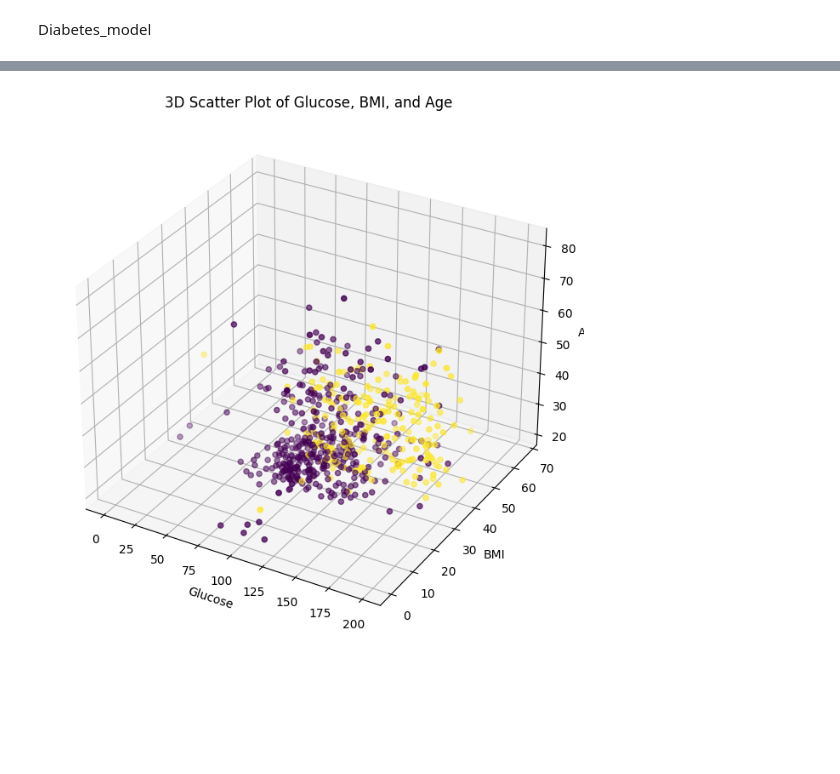
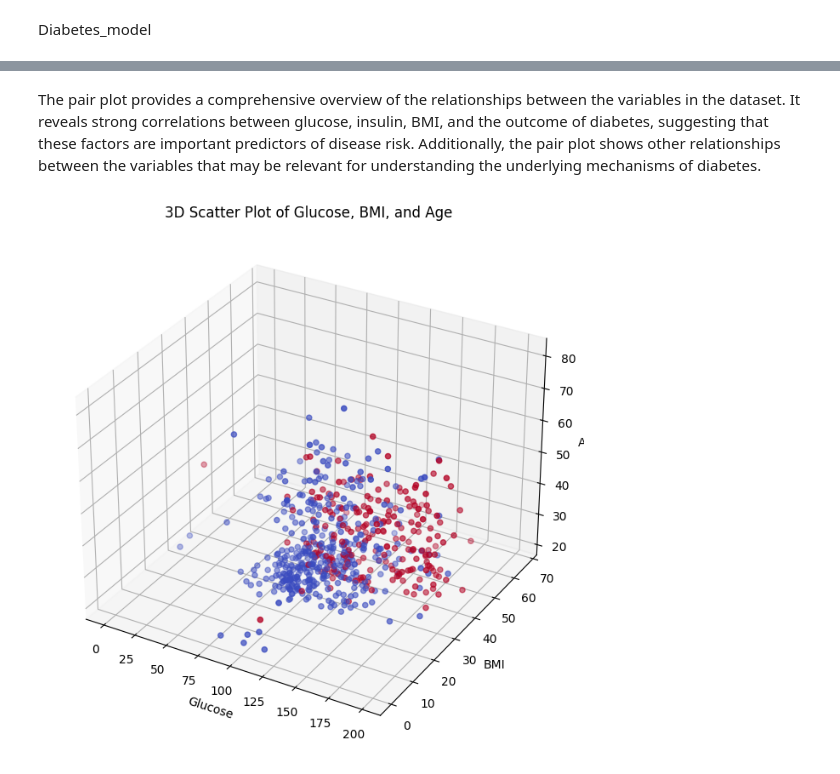
Before and after one commit to aneesaameerali/ict, a Jupyter notebook: Virtual_competition_(1).ipynb, the cells around one changed output, grey strips where cells are left out. Cells and saved outputs as stored; diff of their text form; code cells hidden in the pictures; blank space fills up the shorter version.

```diff
--- a/Virtual_competition_(1).ipynb
+++ b/Virtual_competition_(1).ipynb
@@ -389,0 +319,2 @@ plt.show()
+# %%
+df=pd.read_csv('/content/diabetes_model (2).csv')
@@ -390,15 +489,20 @@ plt.show()
+# %% [markdown]
+The pair plot provides a comprehensive overview of the relationships between the variables in the dataset. It reveals strong correlations between glucose, insulin, BMI, and the outcome of diabetes, suggesting that these factors are important predictors of disease risk. Additionally, the pair plot shows other relationships between the variables that may be relevant for understanding the underlying mechanisms of diabetes.
 # %%
+#Multivariate Analysis#
 
 
 
-fig = plt.figure(figsize=(10, 8))
+## 3D PLOT##
+
+from mpl_toolkits.mplot3d import Axes3D
+fig = plt.figure(figsize=(12, 8))
 ax = fig.add_subplot(111, projection='3d')
-
-ax.scatter(diabetes_df['Glucose'], diabetes_df['BMI'], diabetes_df['Age'], c=diabetes_df['Outcome'])
+ax.scatter(df['Glucose'], df['BMI'], df['Age'], c=df['Outcome'], cmap='coolwarm')
 ax.set_xlabel('Glucose')
 ax.set_ylabel('BMI')
 ax.set_zlabel('Age')
-ax.set_title('3D Scatter Plot of Glucose, BMI, and Age')
+plt.title('3D Scatter Plot of Glucose, BMI, and Age')
 plt.show()
 # %% [output]
-[figure, old version]
+[figure, new version]
```
Also changed, not shown: parts of 31 cells of this notebook.
